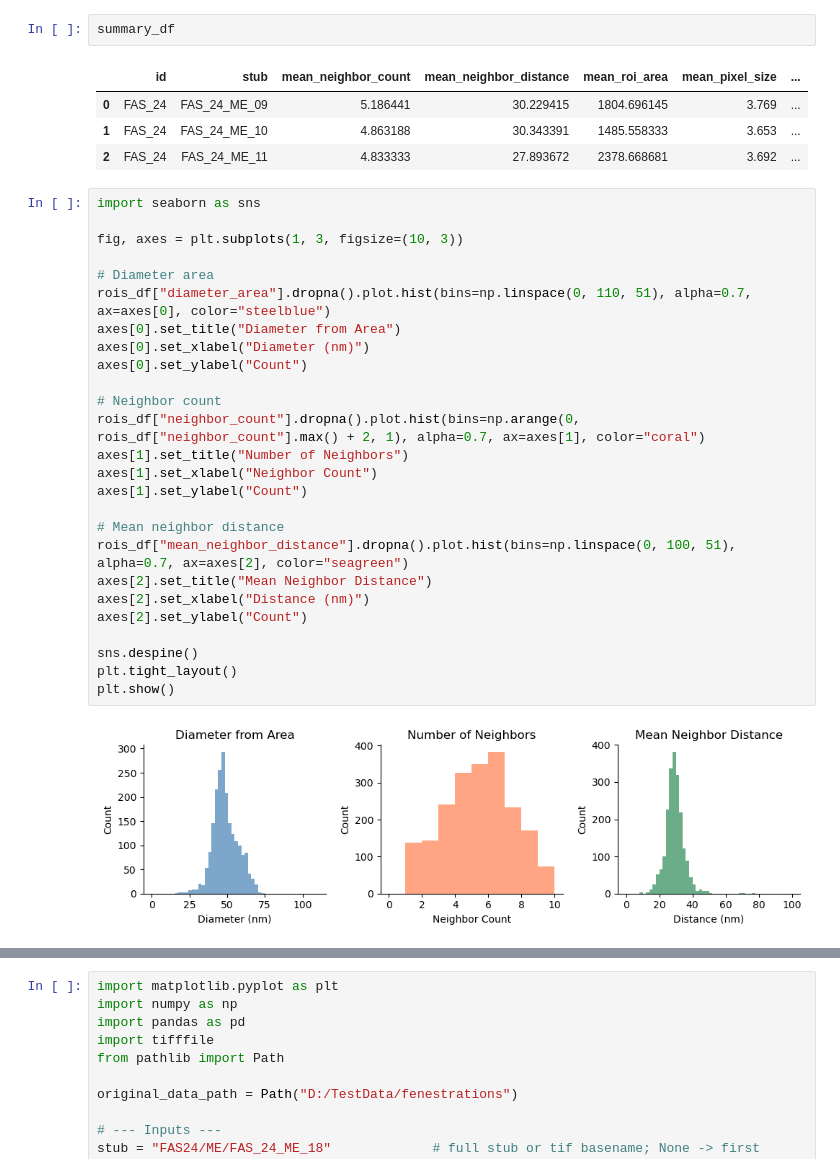
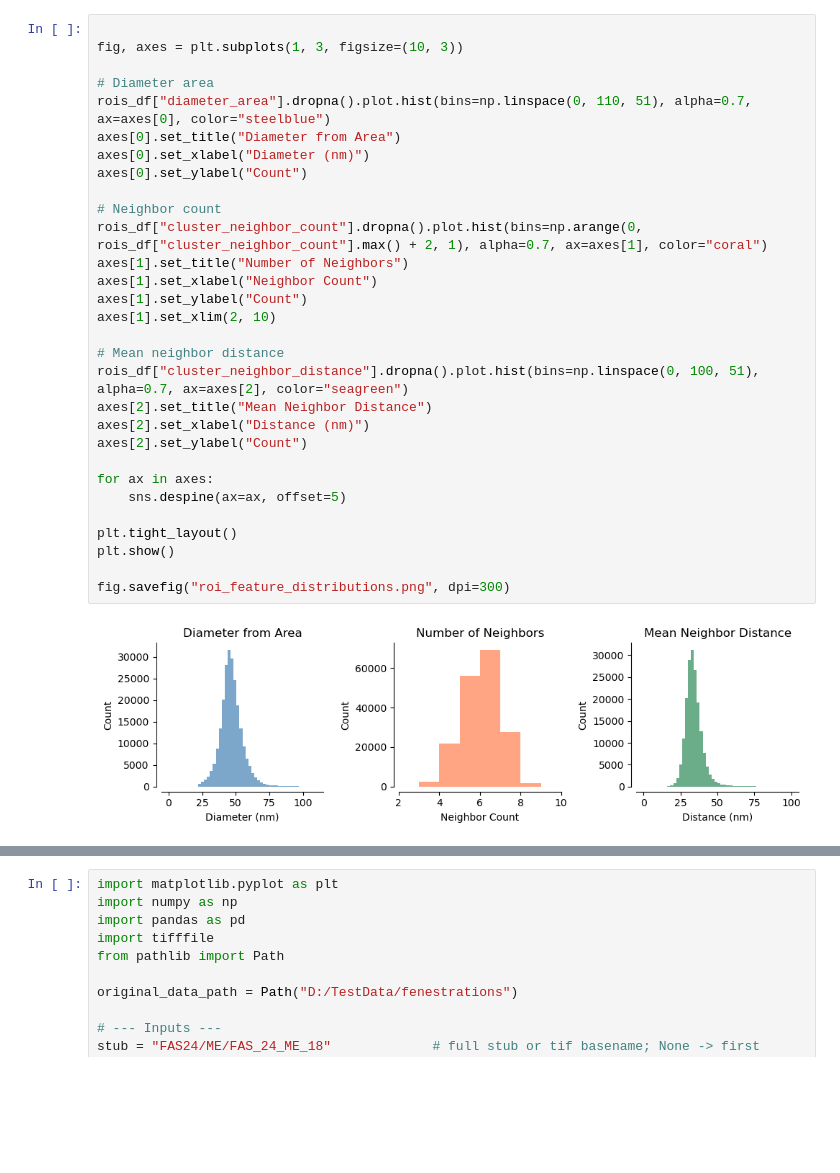
Before and after one commit to jaimemcc/fenestrations, a Jupyter notebook: notebooks/summary_analysis.ipynb, the cells around one changed output, grey strips where cells are left out. Cells and saved outputs as stored; diff of their text form; blank space fills up the shorter version.

```diff
--- a/notebooks/summary_analysis.ipynb
+++ b/notebooks/summary_analysis.ipynb
@@ -145,35 +72,32 @@ rois_df.neighbor_count.plot.hist(bins=np.arange(0, 10, 1), alpha=0.5)
-# %%
-summary_df
-# %% [output]
-|  | id | stub | mean_neighbor_count | mean_neighbor_distance | mean_roi_area | mean_pixel_size | ... |
-| 0 | FAS_24 | FAS_24_ME_09 | 5.186441 | 30.229415 | 1804.696145 | 3.769 | ... |
-| 1 | FAS_24 | FAS_24_ME_10 | 4.863188 | 30.343391 | 1485.558333 | 3.653 | ... |
-| 2 | FAS_24 | FAS_24_ME_11 | 4.833333 | 27.893672 | 2378.668681 | 3.692 | ... |
 # %%
-import seaborn as sns
 
 fig, axes = plt.subplots(1, 3, figsize=(10, 3))
 
 # Diameter area
 rois_df["diameter_area"].dropna().plot.hist(bins=np.linspace(0, 110, 51), alpha=0.7, ax=axes[0], color="steelblue")
 axes[0].set_title("Diameter from Area")
 axes[0].set_xlabel("Diameter (nm)")
 axes[0].set_ylabel("Count")
 
 # Neighbor count
-rois_df["neighbor_count"].dropna().plot.hist(bins=np.arange(0, rois_df["neighbor_count"].max() + 2, 1), alpha=0.7, ax=axes[1], color="coral")
+rois_df["cluster_neighbor_count"].dropna().plot.hist(bins=np.arange(0, rois_df["cluster_neighbor_count"].max() + 2, 1), alpha=0.7, ax=axes[1], color="coral")
 axes[1].set_title("Number of Neighbors")
 axes[1].set_xlabel("Neighbor Count")
 axes[1].set_ylabel("Count")
+axes[1].set_xlim(2, 10)
 
 # Mean neighbor distance
-rois_df["mean_neighbor_distance"].dropna().plot.hist(bins=np.linspace(0, 100, 51), alpha=0.7, ax=axes[2], color="seagreen")
+rois_df["cluster_neighbor_distance"].dropna().plot.hist(bins=np.linspace(0, 100, 51), alpha=0.7, ax=axes[2], color="seagreen")
 axes[2].set_title("Mean Neighbor Distance")
 axes[2].set_xlabel("Distance (nm)")
 axes[2].set_ylabel("Count")
 
-sns.despine()
+for ax in axes:
+    sns.despine(ax=ax, offset=5)
+
 plt.tight_layout()
 plt.show()
+
+fig.savefig("roi_feature_distributions.png", dpi=300)
 # %% [output]
-[figure, old version]
+[figure, new version]
```
Also changed, not shown: parts of 18 cells of this notebook, 9 other files.
